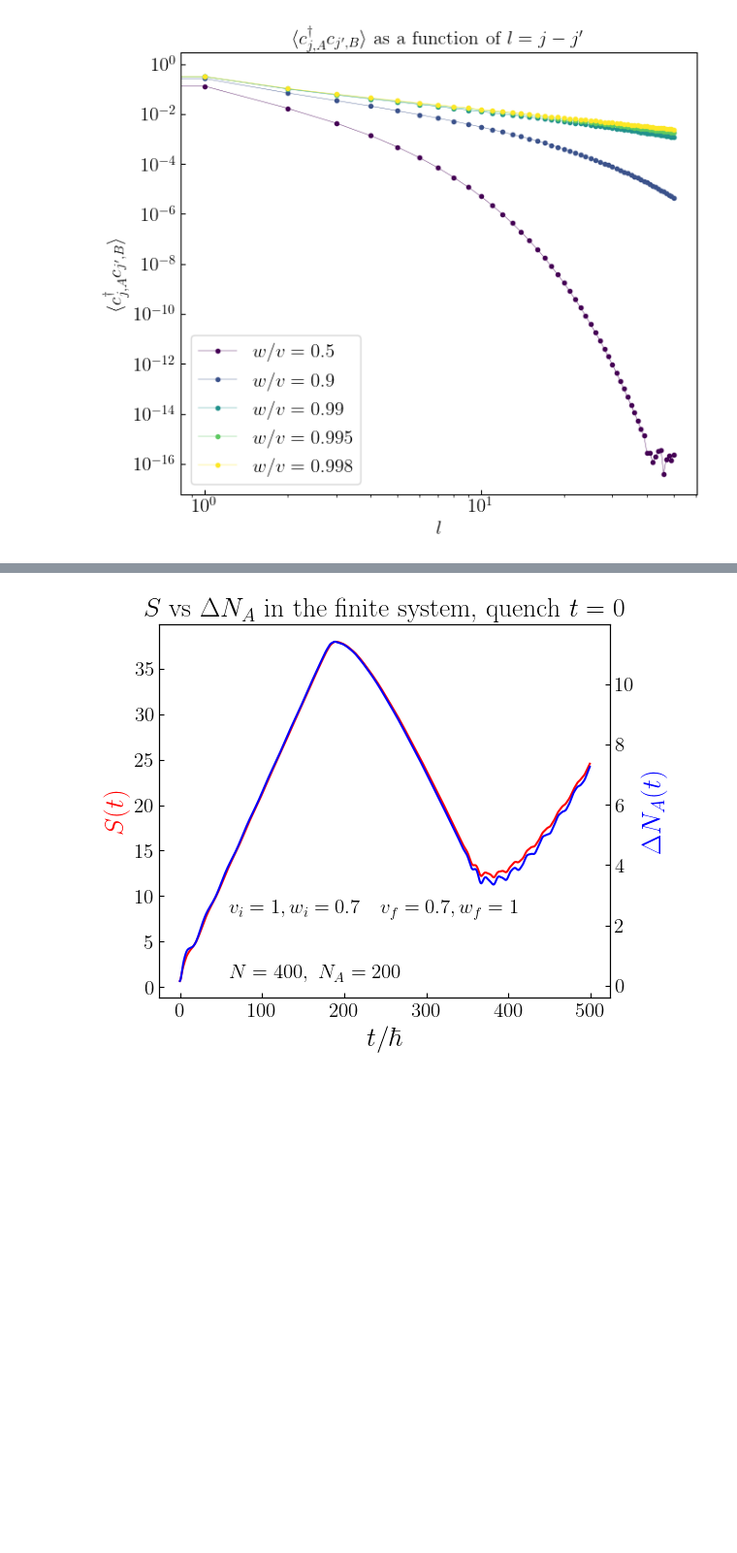
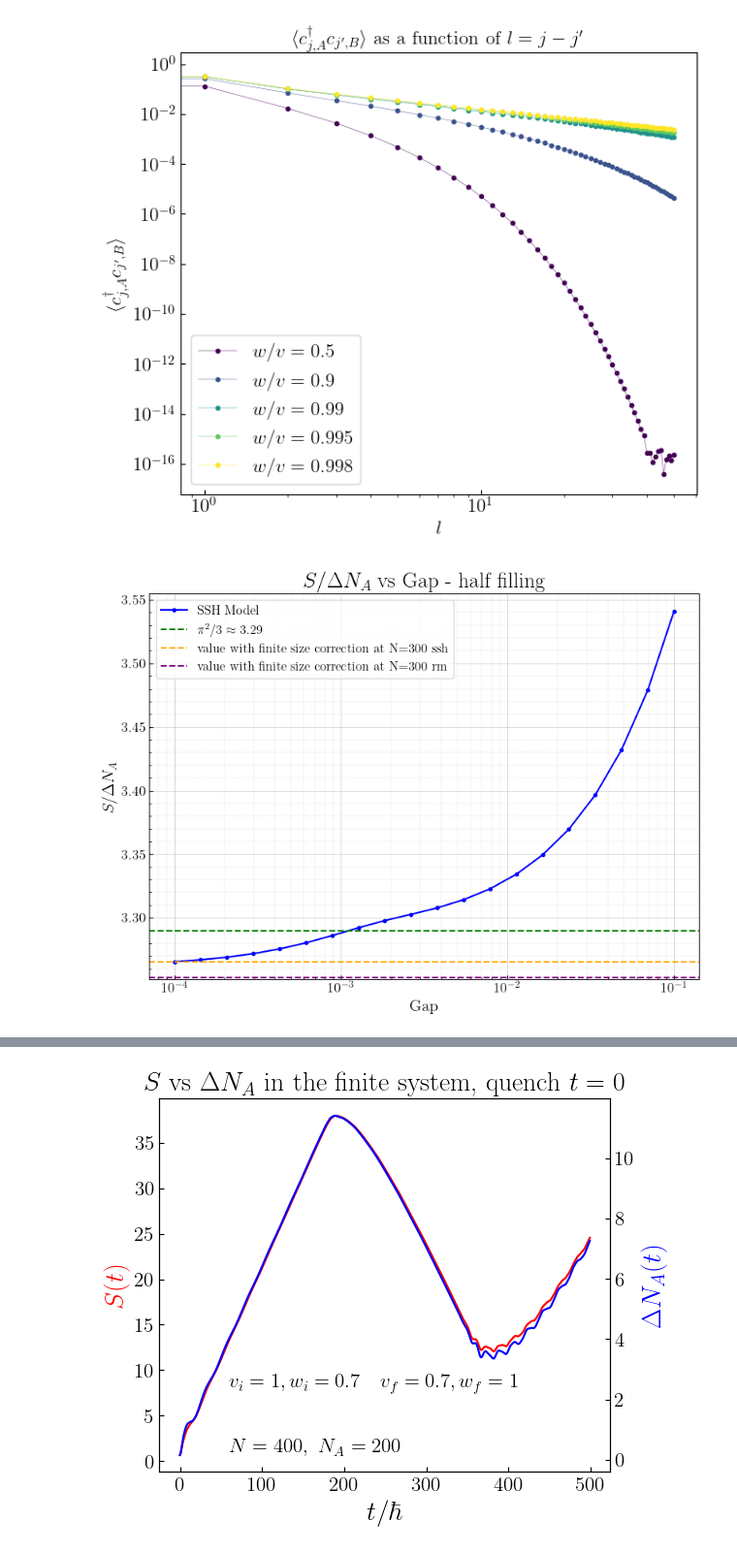
Before and after one commit to artalink7/SSH-Analysis, a Jupyter notebook: plot/plots.ipynb, the cells around one changed output, grey strips where cells are left out. Shown at 97% size. Drawn from its saved outputs; the diff is of its cells as text; code cells hidden in the pictures; blank space fills up the shorter version.

```diff
--- a/plot/plots.ipynb
+++ b/plot/plots.ipynb
@@ -292,3 +292,45 @@ plot_correlation_data_as_distance_increase_semilogy()
 plot_correlation_data_as_distance_increase_loglogy()
 # %% [output]
 [figure]
+# %%
+def plot_ratio_entropy_variance_ssh_and_rm():
+    gap = 10 ** np.linspace(-4, -1, 20)
+    ratio_ssh = np.loadtxt(data_equilibrium_dir / "ratio_entropy_variance_vs_gap_ssh_1e-4_half_filling_5000cells.txt")
+    ratio_rm  = np.loadtxt(data_equilibrium_dir /  "ratio_entropy_variance_vs_gap_rm_1e-10_half_filling.txt")
+    y_fit_ssh = (np.pi**2)/3 - 0.473147/np.log(300) + 1.892823/(np.log(300) **2)
+    y_fit_rm = (np.pi**2)/3 - 0.276997/np.log(300) + 0.378744/(np.log(300) **2)
+
+    y = (np.pi**2)/3
+
+    fig, ax = plt.subplots(figsize=(8, 6), dpi=100)
+
+    # Main curves
+    ax.semilogx(gap, ratio_ssh, color="blue", marker='o', markersize=3, label="SSH Model")
+    #ax.semilogx(gap, ratio_rm, color="red", marker='o', markersize=3, label="R–M Model")
+    ax.axhline(y, color="green", ls="--", label=r"$\pi^2/3 \approx 3.29$")
+    ax.axhline(y_fit_ssh, color="orange", ls="--", label="value with finite size correction at N=300 ssh")
+    ax.axhline(y_fit_rm, color="purple", ls="--", label="value with finite size correction at N=300 rm")
+
+    # Labels & title
+    ax.set_title(r"$S / \Delta N_{A}$ vs Gap - half filling", fontsize=20)
+    ax.set_xlabel(r"Gap", fontsize=15)
+    ax.set_ylabel(r"$S / \Delta N_{A}$", fontsize=15)
+
+    # Fine grid (major + minor)
+    ax.grid(True, which='major', linestyle='-', linewidth=0.5, alpha=0.7)
+    ax.grid(True, which='minor', linestyle='--', linewidth=0.3, alpha=0.5)
+    ax.minorticks_on()
+
+    # Tick formatting
+    ax.tick_params(direction="in", which='both', labelsize=13)
+    ax.legend(loc="best", fontsize=12)
+
+    # Save + show
+    fig.tight_layout()
+    plt.show()
+    fig.savefig(plot_dir / "ratio_entropy_over_variance/ratio_entropy_variance_vs_gap_ssh_and_rm_1e-20.pdf",
+                bbox_inches='tight')
+# %%
+plot_ratio_entropy_variance_ssh_and_rm()
+# %% [output]
+[figure, added]
```
Also changed, not shown: parts of 8 cells of this notebook, 51 other files.
